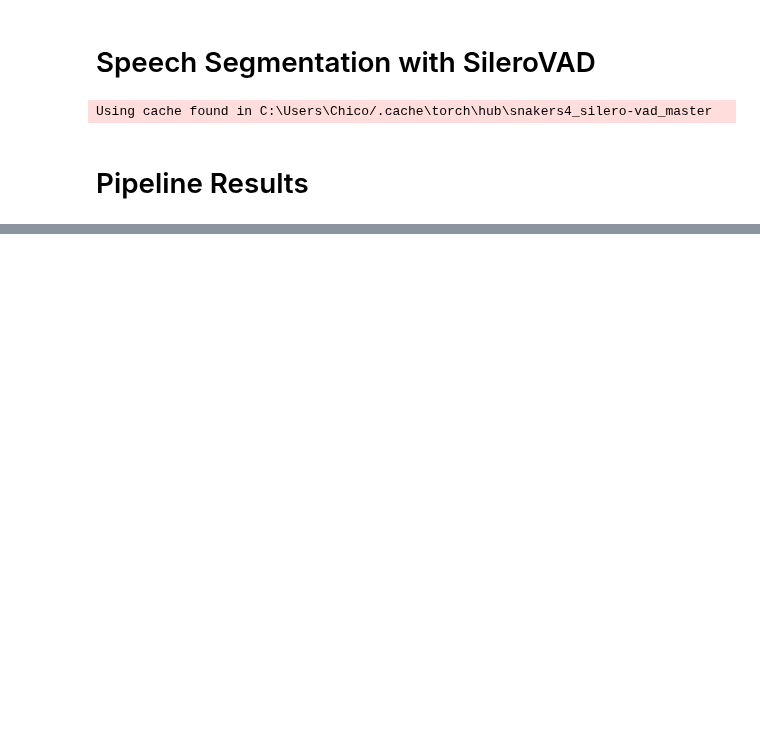
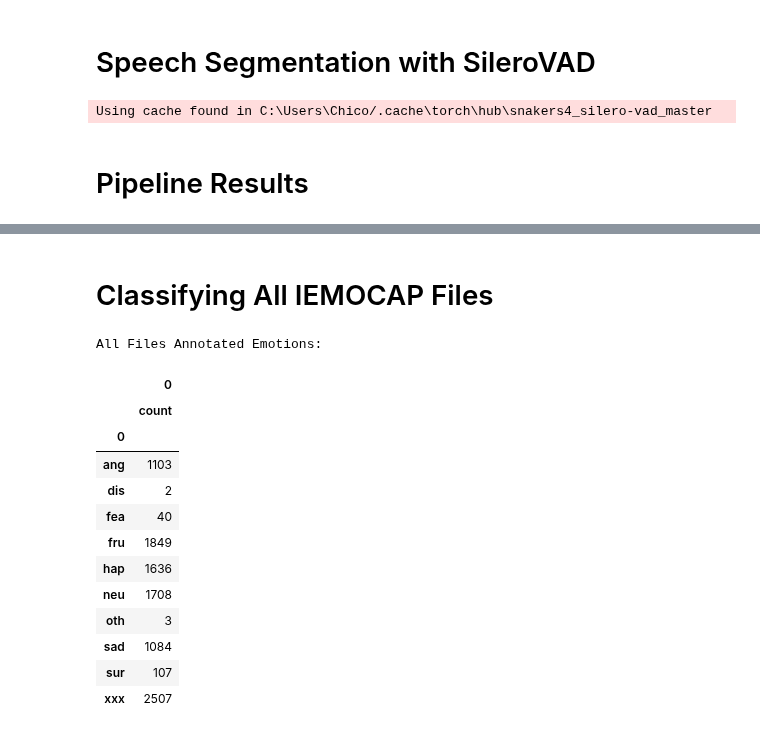
Before and after one commit to MarioCSilva/Speech_Emotion_Recognition_Thesis, a Jupyter notebook: iemocap/pipeline/1_pipeline.ipynb, the cells around one changed output, grey strips where cells are left out. Cells and saved outputs as stored; diff of their text form; code cells hidden in the pictures; blank space fills up the shorter version.

```diff
--- a/iemocap/pipeline/1_pipeline.ipynb
+++ b/iemocap/pipeline/1_pipeline.ipynb
@@ -278,0 +316,2 @@ Audio(y[int(silero_voiced_frames[segment_no][0]*sr):int(silero_voiced_frames[seg
+# %% [markdown]
+# Classifying All IEMOCAP Files
@@ -278,0 +374,18 @@ Audio(y[int(silero_voiced_frames[segment_no][0]*sr):int(silero_voiced_frames[seg
+# %%
+print(f"All Files Annotated Emotions:")
+pd.DataFrame(seg_emot).groupby([0]).agg({0: ['count']})
+# %% [output]
+All Files Annotated Emotions:
+|  | 0 |
+|  | count |
+| 0 |  |
+| ang | 1103 |
+| dis | 2 |
+| fea | 40 |
+| fru | 1849 |
+| hap | 1636 |
+| neu | 1708 |
+| oth | 3 |
+| sad | 1084 |
+| sur | 107 |
+| xxx | 2507 |
```
Also changed, not shown: parts of 15 cells of this notebook, 13 other files.
